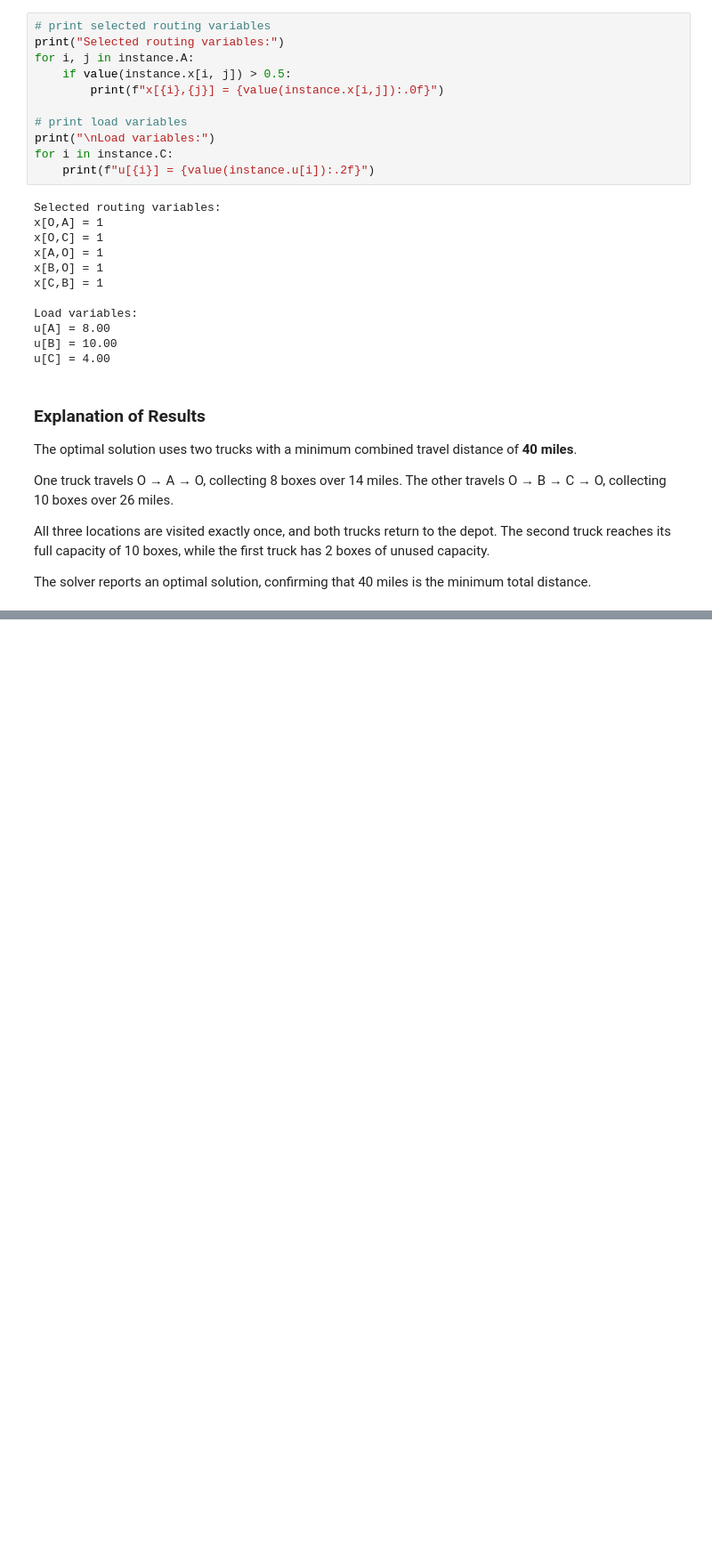
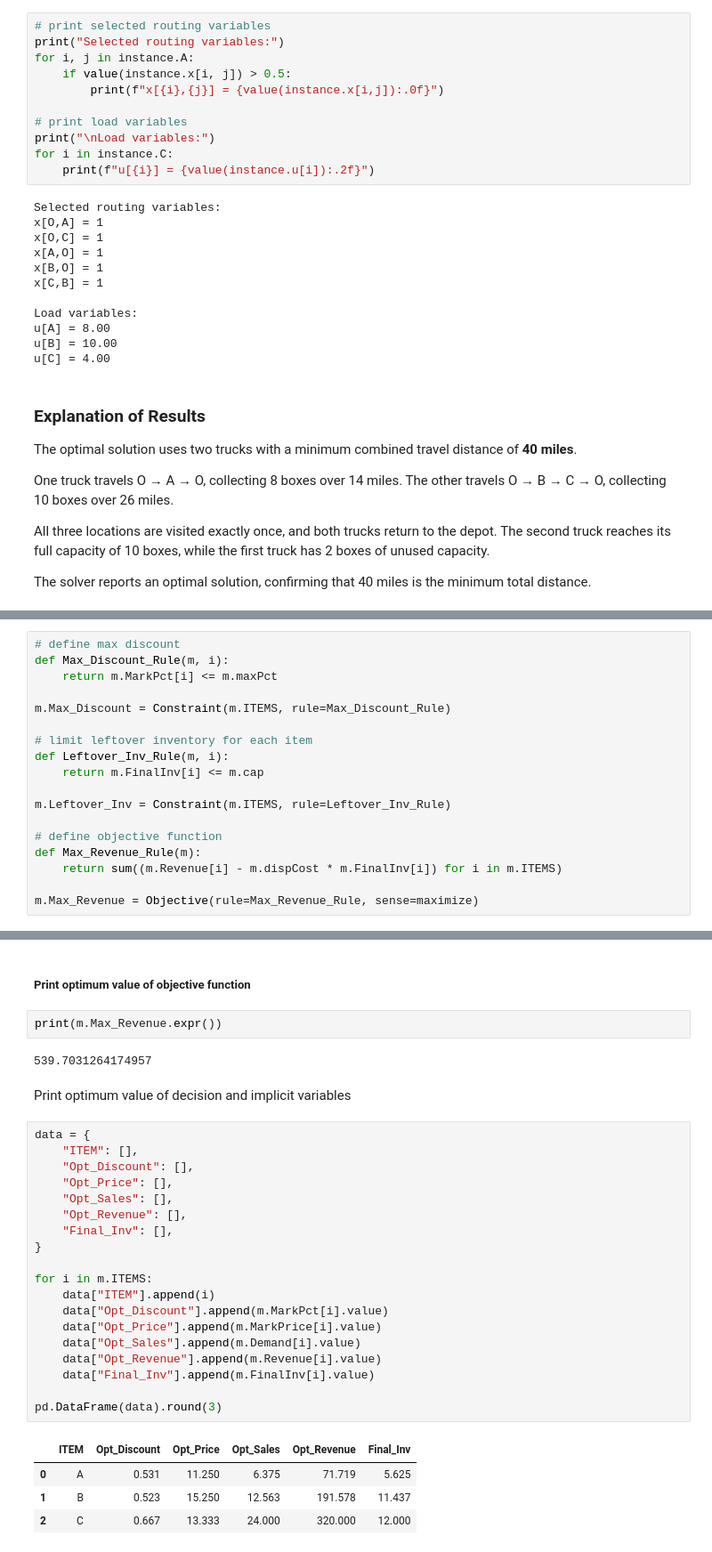
Before and after one commit to eugeniatate-duke/Optimization-Notebooks, a Jupyter notebook: HW3/HW3_Solution_EugeniaTate.ipynb, the cells around one changed output, grey strips where cells are left out. Shown at 89% size. Saved outputs shown, nothing was run; the diff lists cells and outputs as text; blank space fills up the shorter version.

```diff
--- a/HW3/HW3_Solution_EugeniaTate.ipynb
+++ b/HW3/HW3_Solution_EugeniaTate.ipynb
@@ -492,0 +555,18 @@ The solver reports an optimal solution, confirming that 40 miles is the minimum
+# %%
+# define max discount
+def Max_Discount_Rule(m, i):
+    return m.MarkPct[i] <= m.maxPct
+
+m.Max_Discount = Constraint(m.ITEMS, rule=Max_Discount_Rule)
+
+# limit leftover inventory for each item
+def Leftover_Inv_Rule(m, i):
+    return m.FinalInv[i] <= m.cap
+
+m.Leftover_Inv = Constraint(m.ITEMS, rule=Leftover_Inv_Rule)
+
+# define objective function
+def Max_Revenue_Rule(m):
+    return sum((m.Revenue[i] - m.dispCost * m.FinalInv[i]) for i in m.ITEMS)
+
+m.Max_Revenue = Objective(rule=Max_Revenue_Rule, sense=maximize)
@@ -492,0 +589,32 @@ The solver reports an optimal solution, confirming that 40 miles is the minimum
+# %% [markdown]
+##### Print optimum value of objective function
+# %%
+print(m.Max_Revenue.expr())
+# %% [output]
+539.7031264174957
+# %% [markdown]
+Print optimum value of decision and implicit variables
+# %%
+data = {
+    "ITEM": [],
+    "Opt_Discount": [],
+    "Opt_Price": [],
+    "Opt_Sales": [],
+    "Opt_Revenue": [],
+    "Final_Inv": [],
+}
+
+for i in m.ITEMS:
+    data["ITEM"].append(i)
+    data["Opt_Discount"].append(m.MarkPct[i].value)
+    data["Opt_Price"].append(m.MarkPrice[i].value)
+    data["Opt_Sales"].append(m.Demand[i].value)
+    data["Opt_Revenue"].append(m.Revenue[i].value)
+    data["Final_Inv"].append(m.FinalInv[i].value)
+
+pd.DataFrame(data).round(3)
+# %% [output]
+|  | ITEM | Opt_Discount | Opt_Price | Opt_Sales | Opt_Revenue | Final_Inv |
+| 0 | A | 0.531 | 11.250 | 6.375 | 71.719 | 5.625 |
+| 1 | B | 0.523 | 15.250 | 12.563 | 191.578 | 11.437 |
+| 2 | C | 0.667 | 13.333 | 24.000 | 320.000 | 12.000 |
```
Also changed, not shown: parts of 39 cells of this notebook.
